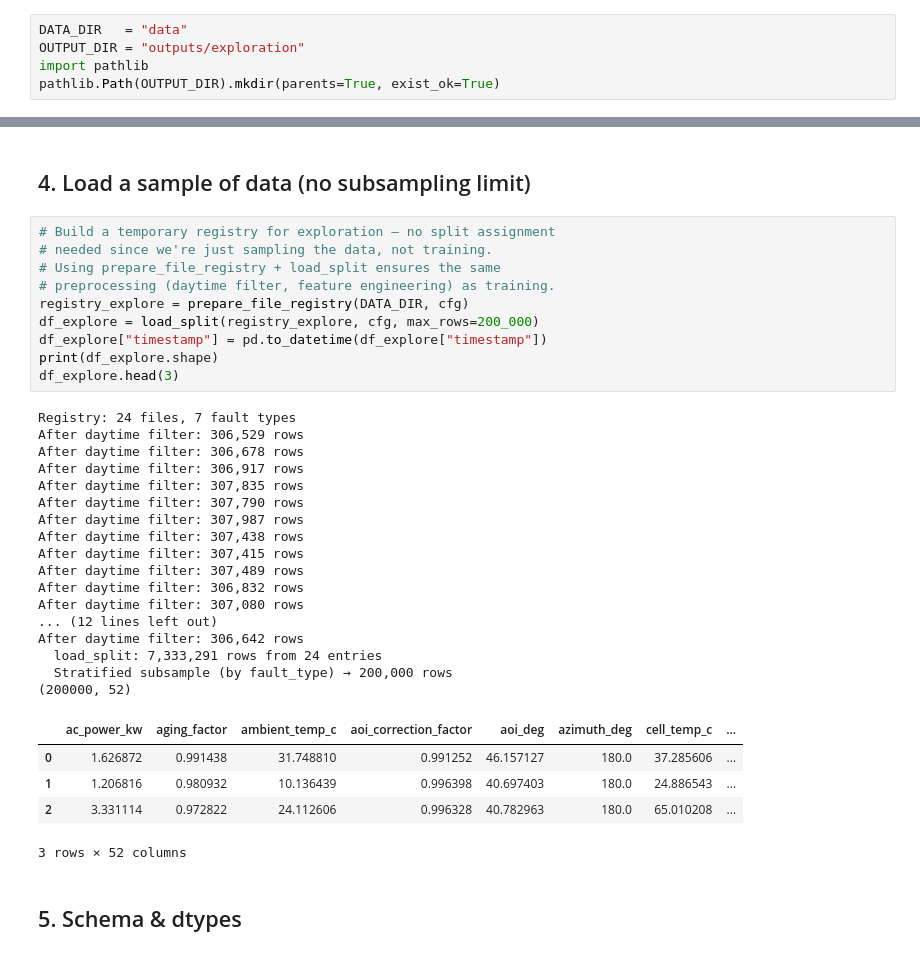
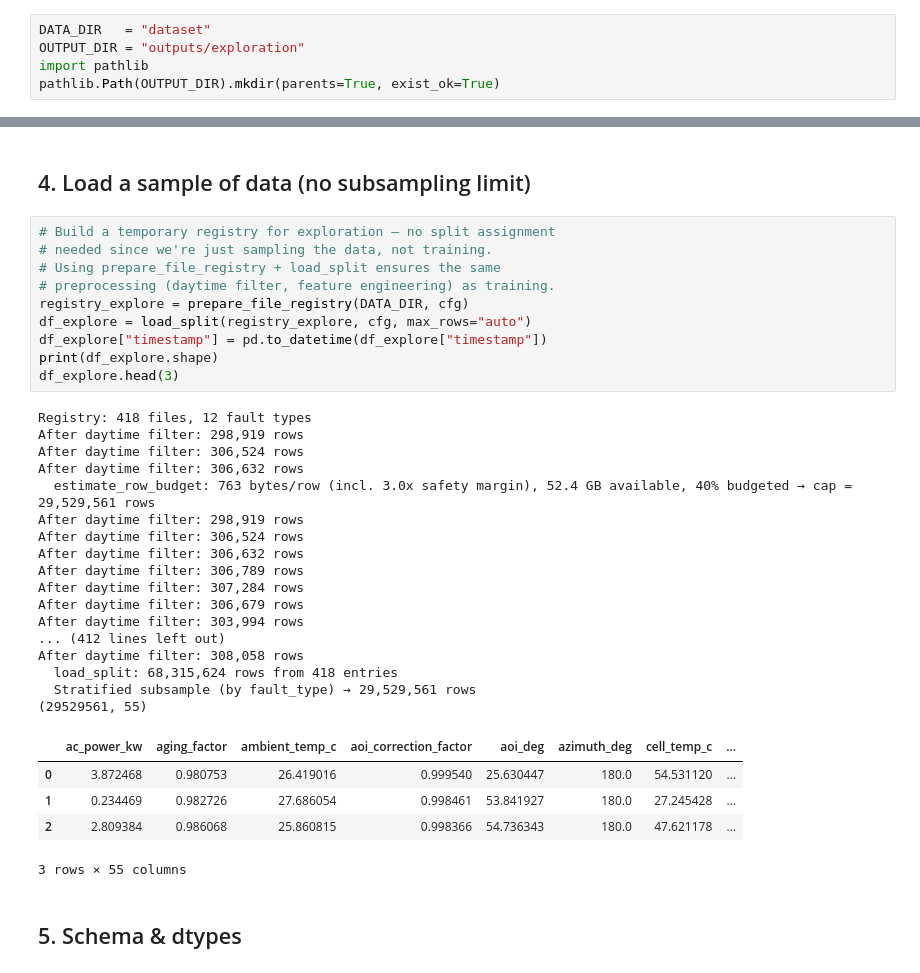
Before and after one commit to CibranLopez/soley-ml, a Jupyter notebook: 01_data_exploration.ipynb, the cells around one changed output, grey strips where cells are left out. Drawn from its saved outputs; the diff is of its cells as text.

```diff
--- a/01_data_exploration.ipynb
+++ b/01_data_exploration.ipynb
@@ -34,7 +34,7 @@ plt.rcParams["figure.dpi"] = 120
 Set `DATA_DIR` to the folder that contains your SOLEY parquet files
 (and optionally `batch_config.json`).
 # %%
-DATA_DIR   = "data"
+DATA_DIR   = "dataset"
 OUTPUT_DIR = "outputs/exploration"
 import pathlib
 pathlib.Path(OUTPUT_DIR).mkdir(parents=True, exist_ok=True)
@@ -69,36 +67,36 @@ Total features : 25
 # %%
 # Build a temporary registry for exploration — no split assignment
 # needed since we're just sampling the data, not training.
 # Using prepare_file_registry + load_split ensures the same
 # preprocessing (daytime filter, feature engineering) as training.
 registry_explore = prepare_file_registry(DATA_DIR, cfg)
-df_explore = load_split(registry_explore, cfg, max_rows=200_000)
+df_explore = load_split(registry_explore, cfg, max_rows="auto")
 df_explore["timestamp"] = pd.to_datetime(df_explore["timestamp"])
 print(df_explore.shape)
 df_explore.head(3)
 # %% [output]
-Registry: 24 files, 7 fault types
-After daytime filter: 306,529 rows
-After daytime filter: 306,678 rows
-After daytime filter: 306,917 rows
-After daytime filter: 307,835 rows
-After daytime filter: 307,790 rows
-After daytime filter: 307,987 rows
-After daytime filter: 307,438 rows
-After daytime filter: 307,415 rows
-After daytime filter: 307,489 rows
-After daytime filter: 306,832 rows
-After daytime filter: 307,080 rows
-... (12 lines left out)
-After daytime filter: 306,642 rows
-  load_split: 7,333,291 rows from 24 entries
-  Stratified subsample (by fault_type) → 200,000 rows
-(200000, 52)
+Registry: 418 files, 12 fault types
+After daytime filter: 298,919 rows
+After daytime filter: 306,524 rows
+After daytime filter: 306,632 rows
+  estimate_row_budget: 763 bytes/row (incl. 3.0x safety margin), 52.4 GB available, 40% budgeted → cap = 29,529,561 rows
+After daytime filter: 298,919 rows
+After daytime filter: 306,524 rows
+After daytime filter: 306,632 rows
+After daytime filter: 306,789 rows
+After daytime filter: 307,284 rows
+After daytime filter: 306,679 rows
+After daytime filter: 303,994 rows
+... (412 lines left out)
+After daytime filter: 308,058 rows
+  load_split: 68,315,624 rows from 418 entries
+  Stratified subsample (by fault_type) → 29,529,561 rows
+(29529561, 55)
 |  | ac_power_kw | aging_factor | ambient_temp_c | aoi_correction_factor | aoi_deg | azimuth_deg | cell_temp_c | ... |
-| 0 | 1.626872 | 0.991438 | 31.748810 | 0.991252 | 46.157127 | 180.0 | 37.285606 | ... |
-| 1 | 1.206816 | 0.980932 | 10.136439 | 0.996398 | 40.697403 | 180.0 | 24.886543 | ... |
-| 2 | 3.331114 | 0.972822 | 24.112606 | 0.996328 | 40.782963 | 180.0 | 65.010208 | ... |
+| 0 | 3.872468 | 0.980753 | 26.419016 | 0.999540 | 25.630447 | 180.0 | 54.531120 | ... |
+| 1 | 0.234469 | 0.982726 | 27.686054 | 0.998461 | 53.841927 | 180.0 | 27.245428 | ... |
+| 2 | 2.809384 | 0.986068 | 25.860815 | 0.998366 | 54.736343 | 180.0 | 47.621178 | ... |
-3 rows × 52 columns
+3 rows × 55 columns
 # %% [markdown]
 ## 5. Schema & dtypes
 # %%
```
Also changed, not shown: parts of 8 cells of this notebook, 5 other files.
